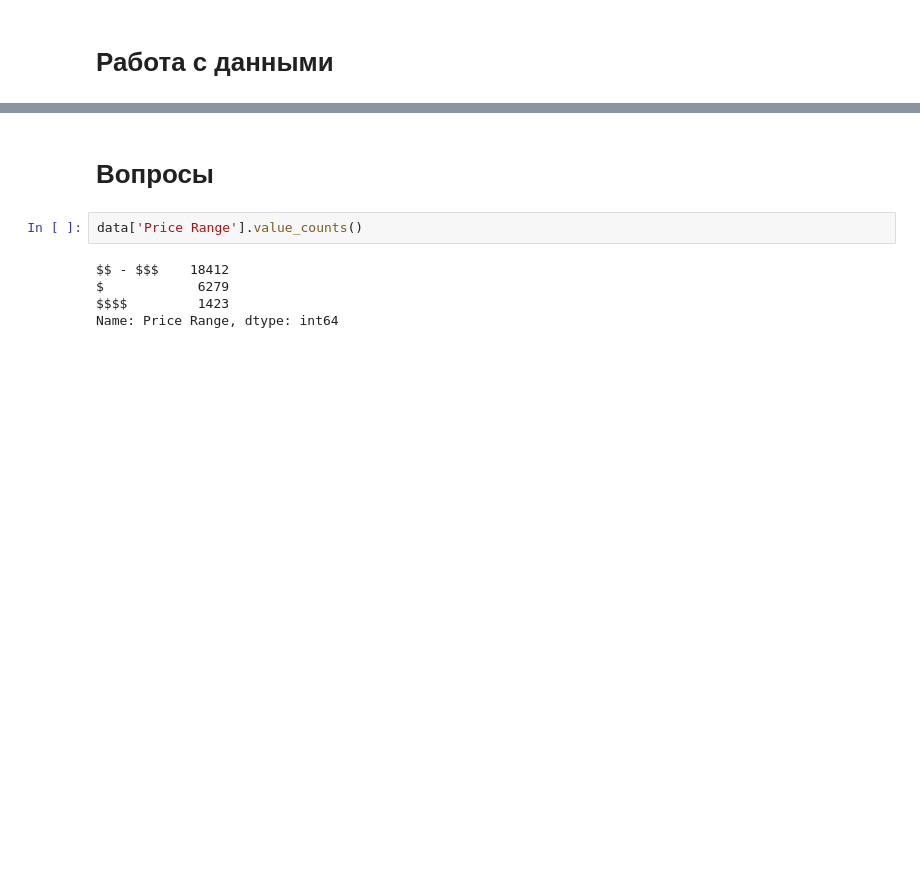
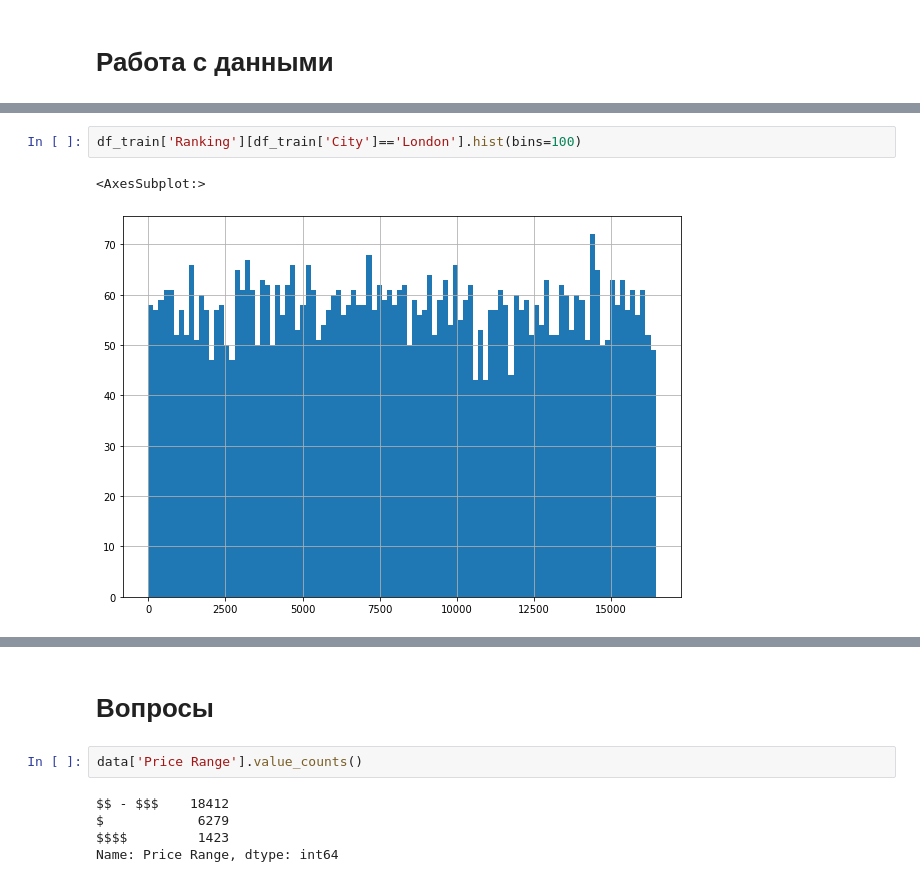
Before and after one commit to g0dzef/ML, a Jupyter notebook: module_3/TripAdvisor.ipynb, the cells around one changed output, grey strips where cells are left out. Drawn from its saved outputs; the diff is of its cells as text; blank space fills up the shorter version.

```diff
--- a/module_3/TripAdvisor.ipynb
+++ b/module_3/TripAdvisor.ipynb
@@ -135,0 +350,5 @@ df.columns = map(str.lower, df.columns.str.replace(' ','_',regex=True))
+# %%
+df_train['Ranking'][df_train['City']=='London'].hist(bins=100)
+# %% [output]
+<AxesSubplot:>
+[figure, added]
```
Also changed, not shown: parts of 66 cells of this notebook.
